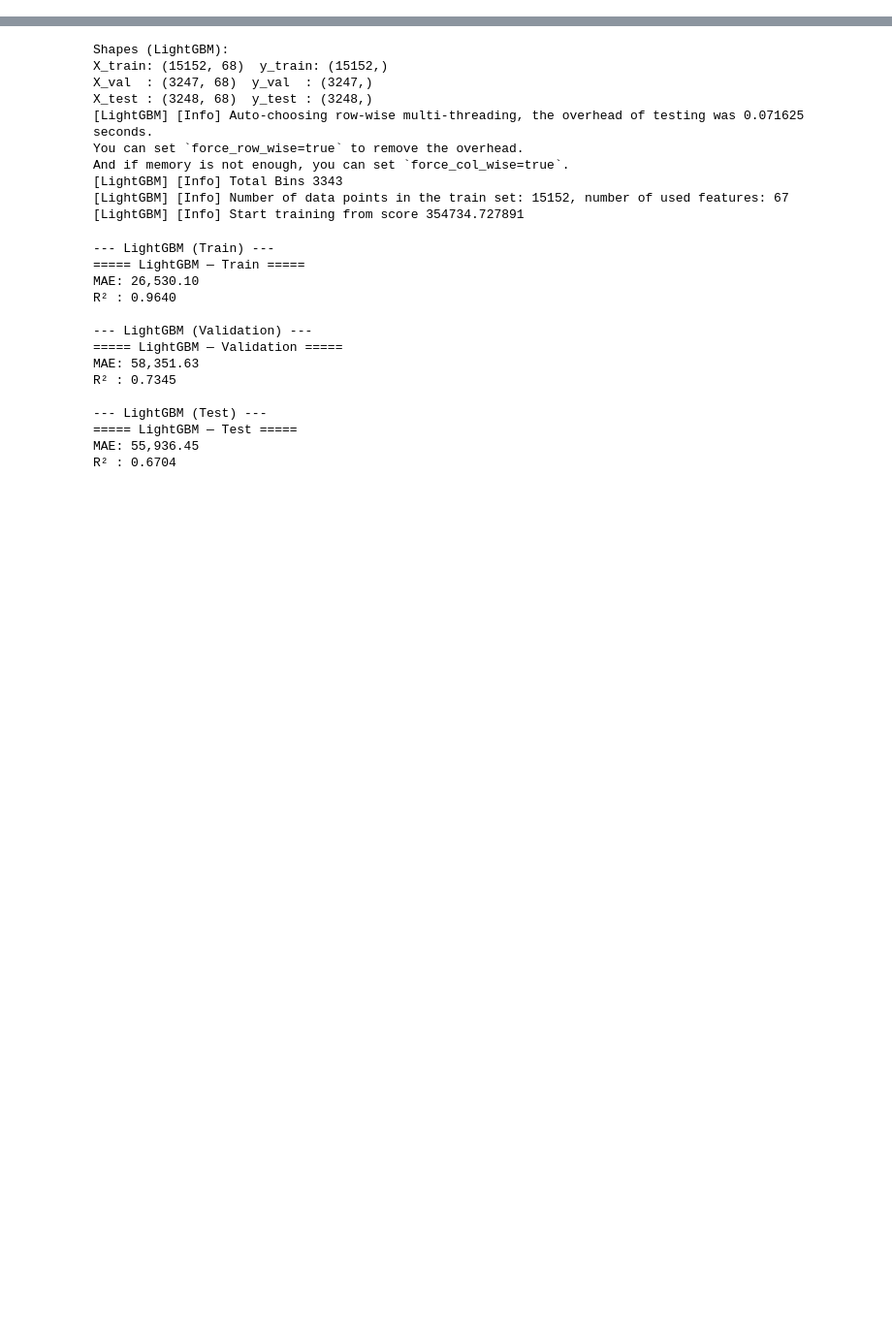
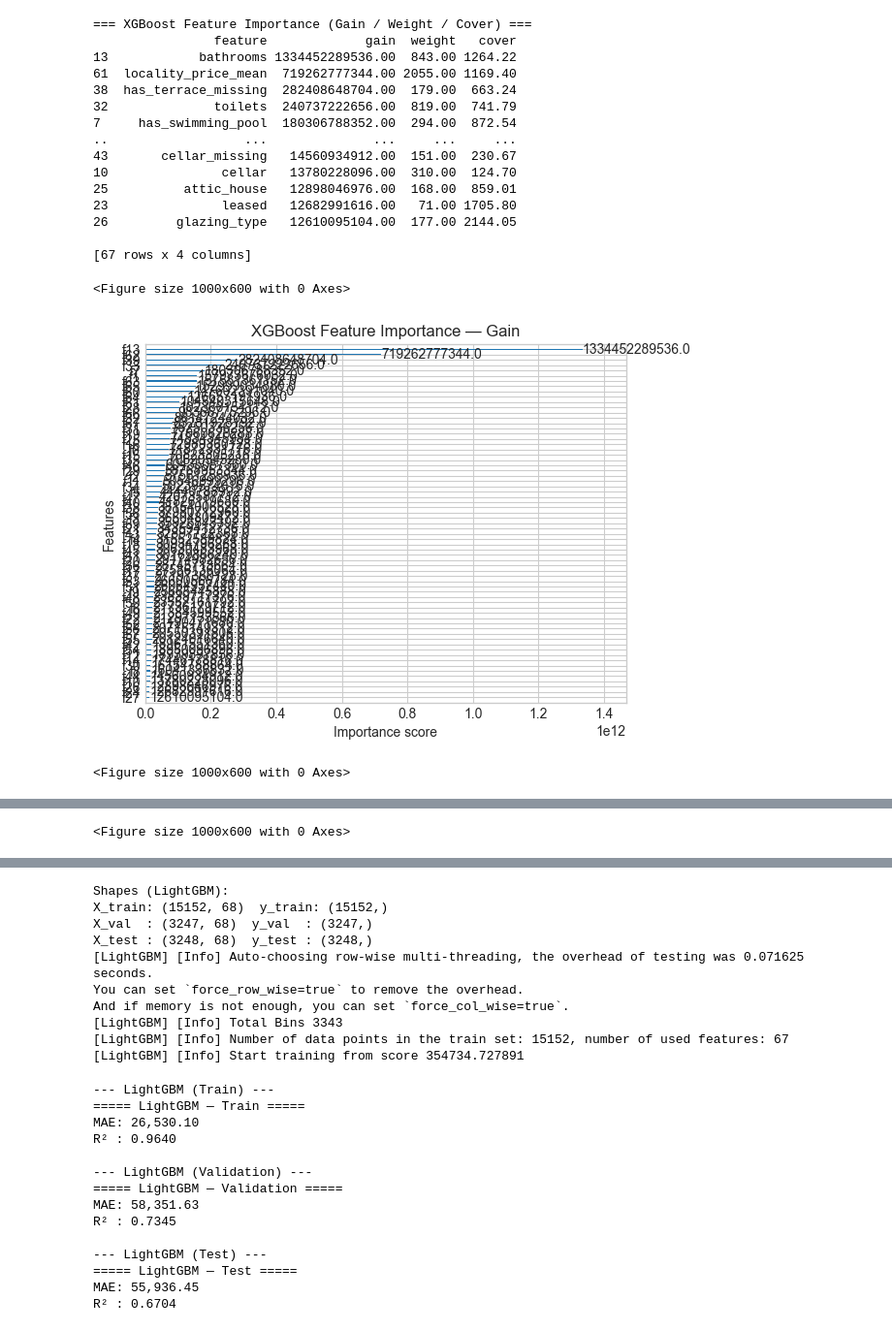
Before and after one commit to AmineSam/immo-eliza-Amine, a Jupyter notebook: notebooks/analysis.ipynb, the cells around one changed output, grey strips where cells are left out. Shown at 97% size. Saved outputs shown, nothing was run; the diff lists cells and outputs as text; code cells hidden in the pictures; blank space fills up the shorter version.

```diff
--- a/notebooks/analysis.ipynb
+++ b/notebooks/analysis.ipynb
@@ -1151,0 +998,70 @@ plot_tree_importances(
+# %%
+# ============================================================
+# 7) FEATURE IMPORTANCE — Gain / Weight / Cover
+# ============================================================
+
+from xgboost import plot_importance   # <-- REQUIRED IMPORT
+
+# Extract booster from pipeline
+booster = xgb_pipeline.named_steps["model"].get_booster()
+
+# Raw importance dicts
+gain_dict   = booster.get_score(importance_type="gain")
+weight_dict = booster.get_score(importance_type="weight")
+cover_dict  = booster.get_score(importance_type="cover")
+
+# Map f0 → actual column names
+columns = X_train_xgb.columns
+
+importance_df = pd.DataFrame({
+    "feature": [columns[int(f[1:])] for f in gain_dict.keys()],
+    "gain":    [gain_dict[f] for f in gain_dict.keys()],
+    "weight":  [weight_dict.get(f, 0) for f in gain_dict.keys()],
+    "cover":   [cover_dict.get(f, 0) for f in gain_dict.keys()]
+}).sort_values(by="gain", ascending=False)
+
+print("\n=== XGBoost Feature Importance (Gain / Weight / Cover) ===")
+print(importance_df)
+
+# ---------------------------
+# Plot — Gain
+# ---------------------------
+plt.figure(figsize=(10, 6))
+plot_importance(xgb_pipeline.named_steps["model"], importance_type="gain")
+plt.title("XGBoost Feature Importance — Gain")
+plt.show()
+
+# ---------------------------
+# Plot — Weight
+# ---------------------------
+plt.figure(figsize=(10, 6))
+plot_importance(xgb_pipeline.named_steps["model"], importance_type="weight")
+plt.title("XGBoost Feature Importance — Weight")
+plt.show()
+
+# ---------------------------
+# Plot — Cover
+# ---------------------------
+plt.figure(figsize=(10, 6))
+plot_importance(xgb_pipeline.named_steps["model"], importance_type="cover")
+plt.title("XGBoost Feature Importance — Cover")
+plt.show()
+# %% [output]
+=== XGBoost Feature Importance (Gain / Weight / Cover) ===
+                feature             gain  weight   cover
+13            bathrooms 1334452289536.00  843.00 1264.22
+61  locality_price_mean  719262777344.00 2055.00 1169.40
+38  has_terrace_missing  282408648704.00  179.00  663.24
+32              toilets  240737222656.00  819.00  741.79
+7     has_swimming_pool  180306788352.00  294.00  872.54
+..                  ...              ...     ...     ...
+43       cellar_missing   14560934912.00  151.00  230.67
+10               cellar   13780228096.00  310.00  124.70
+25          attic_house   12898046976.00  168.00  859.01
+23               leased   12682991616.00   71.00 1705.80
+26         glazing_type   12610095104.00  177.00 2144.05
+
+[67 rows x 4 columns]
+<Figure size 1000x600 with 0 Axes>
+[figure, added]
+<Figure size 1000x600 with 0 Axes>
@@ -1151,0 +1069 @@ plot_tree_importances(
+<Figure size 1000x600 with 0 Axes>
```
Also changed, not shown: parts of 30 cells of this notebook, 22 other files.
